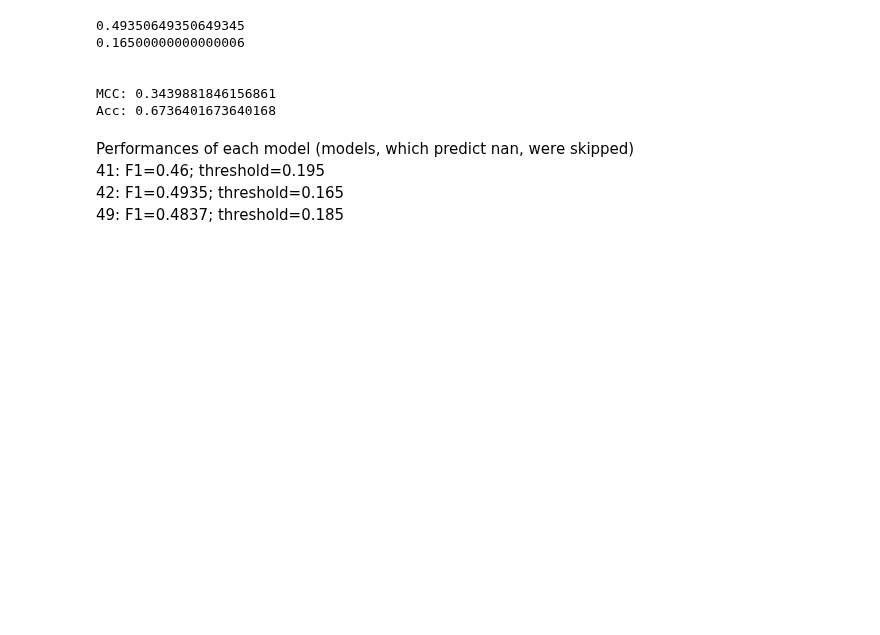
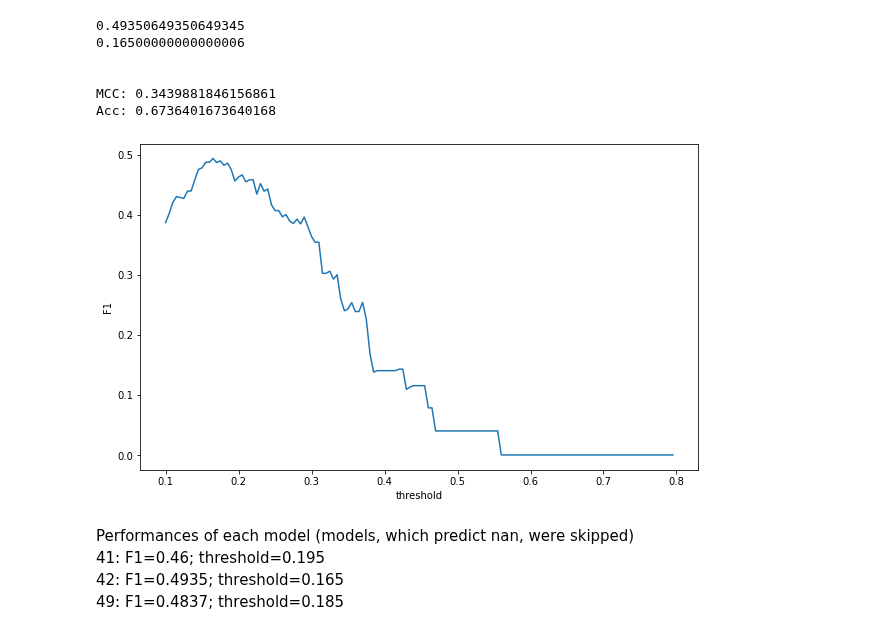
Before and after one commit to kvetab/di-pred, a Jupyter notebook: notebooks/experiments/05_lstm.ipynb, the cells around one changed output. Cells and saved outputs as stored; diff of their text form; code cells hidden in the pictures; blank space fills up the shorter version.

Commit message:
Train and evaluate new LSTM models

```diff
--- a/notebooks/experiments/05_lstm.ipynb
+++ b/notebooks/experiments/05_lstm.ipynb
@@ -65,7 +65,7 @@ X_test = x_chen_test.drop("Ab_ID", axis=1).to_numpy()
 y_train = chen_train["Y"].to_numpy()
 y_test = chen_valid["Y"].to_numpy()
 # %%
-max_length = len(train_ohe[0])
+max_length = len(X_train[0])
 print(max_length)
 # %% [output]
 281
@@ -960,7 +958,7 @@ Attempt at solving this issue: trim long sequences.
 # %%
 x_chen_short = pd.read_csv(path.join(DATA_DIR, "chen/integer_encoding/chen_integer_encoded_separate_short.csv"), index_col=0)
 x_chen_train = x_chen_short.loc[chen_train.index]
-x_chen_test = x_chen_short.loc[chen_test.index]
+x_chen_test = x_chen_short.loc[chen_valid.index]
 x_chen_train.head()
 # %% [output]
 |  | Ab_ID | 0 | 1 | 2 | 3 | 4 | 5 | 6 | 7 | 8 | ... | ... |
@@ -975,7 +973,7 @@ X_train = x_chen_train.drop("Ab_ID", axis=1).to_numpy()
 X_test = x_chen_test.drop("Ab_ID", axis=1).to_numpy()
 
 y_train = chen_train["Y"].to_numpy()
-y_test = chen_test["Y"].to_numpy()
+y_test = chen_valid["Y"].to_numpy()
 # %%
 max_length = len(X_train[0])
 print(max_length)
@@ -1133,6 +1051,23 @@ print(f"Acc: {metrics.accuracy_score(y_test, bin_pred)}")
 
 MCC: 0.3439881846156861
 Acc: 0.6736401673640168
+# %%
+scores = []
+thresholds = []
+for t in np.arange(0.1, 0.8, 0.005):
+    bin_pred = binarize(y_pred, t)
+    f1 = metrics.f1_score(y_test, bin_pred)
+    scores.append(f1)
+    thresholds.append(t)
+
+plt.figure(figsize=(10,6))
+plt.ylabel("F1")
+plt.xlabel("threshold")
+plt.plot(thresholds, scores)
+plt.savefig(path.join(DATA_DIR, 'images/model_42_threshold_dependence.png'))
+plt.show()
+# %% [output]
+[figure, added]
 # %% [markdown]
 Performances of each model (models, which predict nan, were skipped)
 41: F1=0.46; threshold=0.195
```
Also changed, not shown: parts of 4 cells of this notebook, 15 other files.
